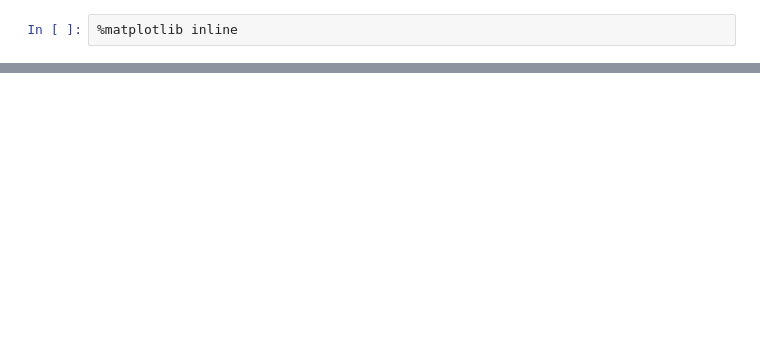
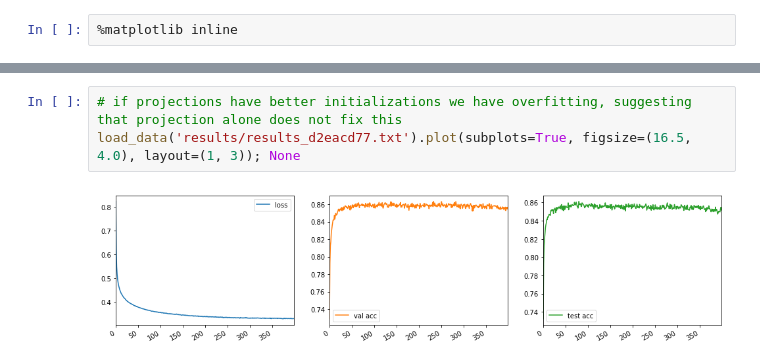
Before and after one commit to stevenxxiu/decomp_attend, a Jupyter notebook: notes.ipynb, the cells around one changed output, grey strips where cells are left out. Saved outputs shown, nothing was run; the diff lists cells and outputs as text; blank space fills up the shorter version.

```diff
--- a/notes.ipynb
+++ b/notes.ipynb
@@ -62,0 +28,5 @@ with open('results/results_d841b5b4.txt') as sr:
+# %%
+# if projections have better initializations we have overfitting, suggesting that projection alone does not fix this
+load_data('results/results_d2eacd77.txt').plot(subplots=True, figsize=(16.5, 4.0), layout=(1, 3)); None
+# %% [output]
+[figure, added]
```
Also changed, not shown: parts of 9 cells of this notebook, 6 other files.
